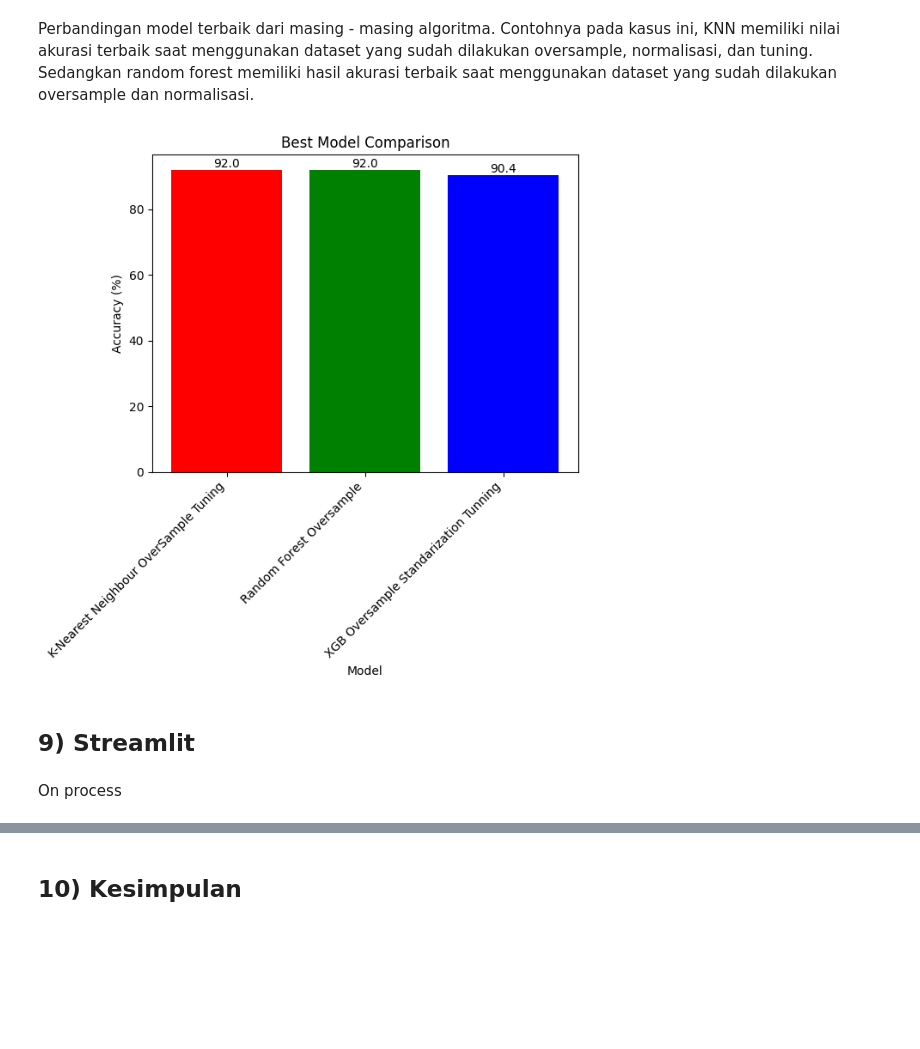
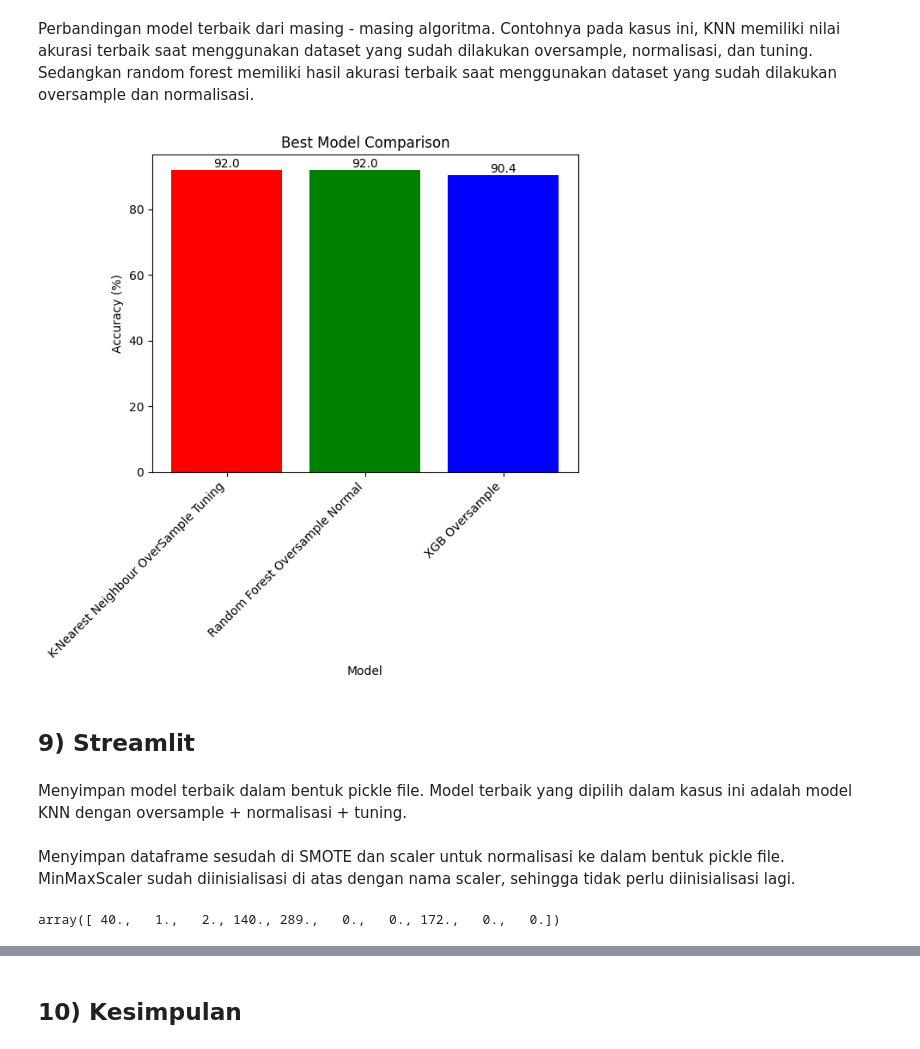
Before and after one commit to nabilazy/BK_DataScience, a Jupyter notebook: BK_Hungarian.ipynb, the cells around one changed output, grey strips where cells are left out. Drawn from its saved outputs; the diff is of its cells as text; code cells hidden in the pictures; blank space fills up the shorter version.

```diff
--- a/BK_Hungarian.ipynb
+++ b/BK_Hungarian.ipynb
@@ -1421,27 +1434,27 @@ Perbandingan model terbaik dari masing - masing algoritma. Contohnya pada kasus
 # %%
 # Data Frame
 model_compBest = pd.DataFrame({
-    'Model' : ['K-Nearest Neighbour OverSample Tuning', 'Random Forest Oversample', 'XGB Oversample Standarization Tunning'],
+    'Model' : ['K-Nearest Neighbour OverSample Tuning', 'Random Forest Oversample Normal', 'XGB Oversample'],
     'Accuracy' : [accuracy_knn_smote_normal_tun*100, accuracy_rf_smote_normal*100, accuracy_xgb_smote*100]
 })
 
 # Membuat bar plot dengan keterangan jumlah
 fig, ax = plt.subplots()
 bars = plt.bar(model_compBest['Model'], model_compBest['Accuracy'], color=['red', 'green', 'blue'])
 plt.xlabel('Model')
 plt.ylabel('Accuracy (%)')
 plt.title('Best Model Comparison')
 plt.xticks(rotation=45, ha='right') # Untuk memutar label sumbu-x agar lebih mudah dibaca
 
 # Menambahkan keterangan jumlah di atas setiap bar
 for bar in bars:
   yval = bar.get_height()
   plt.text(bar.get_x() + bar.get_width()/2, yval, round(yval, 2), ha='center', va='bottom')
 
 plt.show()
 # %% [output]
-[figure, old version]
+[figure, new version]
 # %% [markdown]
 ## 9) Streamlit
-# %% [markdown]
-On process
+# %% [markdown]
+Menyimpan model terbaik dalam bentuk pickle file. Model terbaik yang dipilih dalam kasus ini adalah model KNN dengan oversample + normalisasi + tuning.
@@ -1447,0 +1465,6 @@ On process
+# %% [markdown]
+Menyimpan dataframe sesudah di SMOTE dan scaler untuk normalisasi ke dalam bentuk pickle file. MinMaxScaler sudah diinisialisasi di atas dengan nama scaler, sehingga tidak perlu diinisialisasi lagi.
+# %%
+X_smote_resampled[0]
+# %% [output]
+array([ 40.,   1.,   2., 140., 289.,   0.,   0., 172.,   0.,   0.])
```
Also changed, not shown: parts of 11 cells of this notebook.
